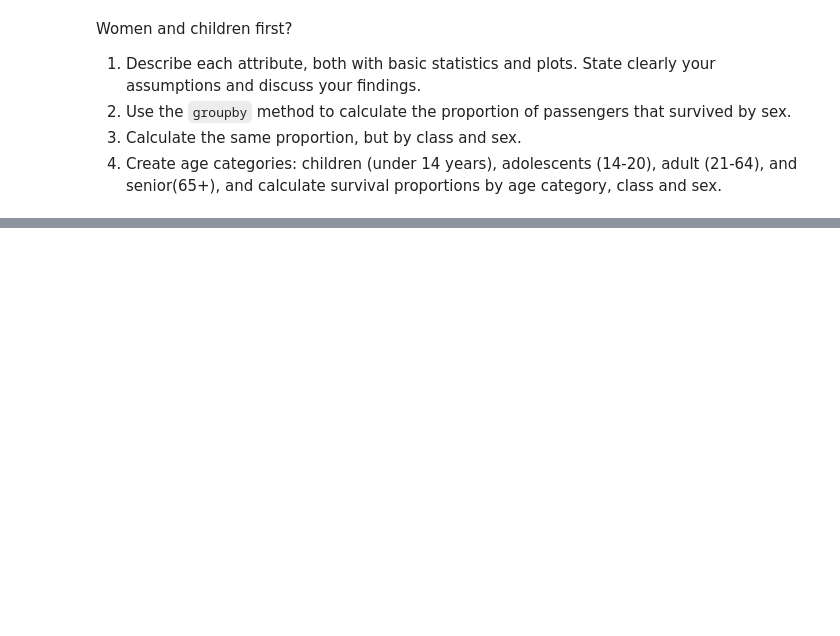
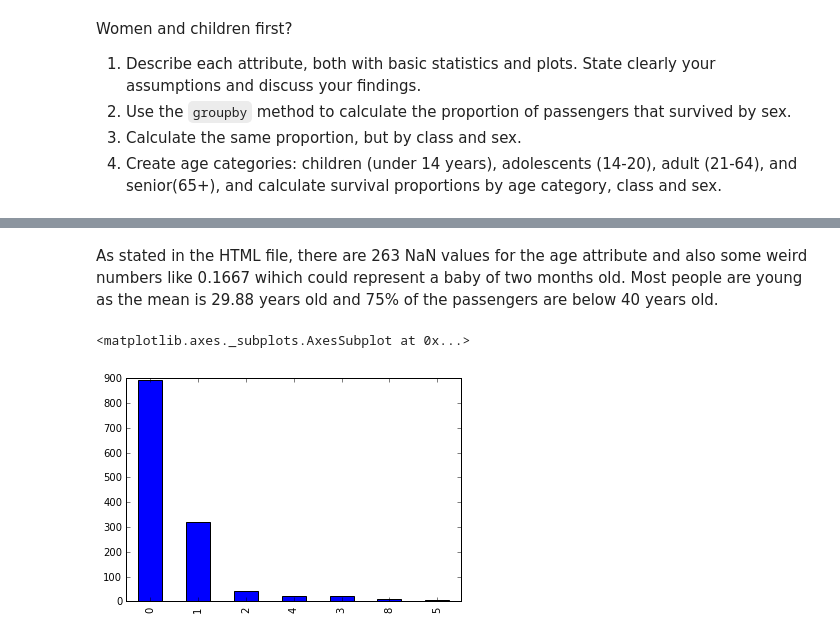
Before and after one commit to sylb/adaHomeworks, a Jupyter notebook: 01 - Pandas and Data Wrangling/Homework 1.ipynb, the cells around one changed output, grey strips where cells are left out. Saved outputs shown, nothing was run; the diff lists cells and outputs as text; code cells hidden in the pictures; blank space fills up the shorter version.

```diff
--- a/01 - Pandas and Data Wrangling/Homework 1.ipynb
+++ b/01 - Pandas and Data Wrangling/Homework 1.ipynb
@@ -322,0 +312,7 @@ data.body.isnull().sum()
+# %% [markdown]
+As stated in the HTML file, there are 263 NaN values for the age attribute and also some weird numbers like 0.1667 wihich could represent a baby of two months old. Most people are young as the mean is 29.88 years old and 75% of the passengers are below 40 years old.
+# %%
+data.sibsp.value_counts().plot.bar()
+# %% [output]
+<matplotlib.axes._subplots.AxesSubplot at 0x...>
+[figure, added]
```
Also changed, not shown: parts of 50 cells of this notebook.
